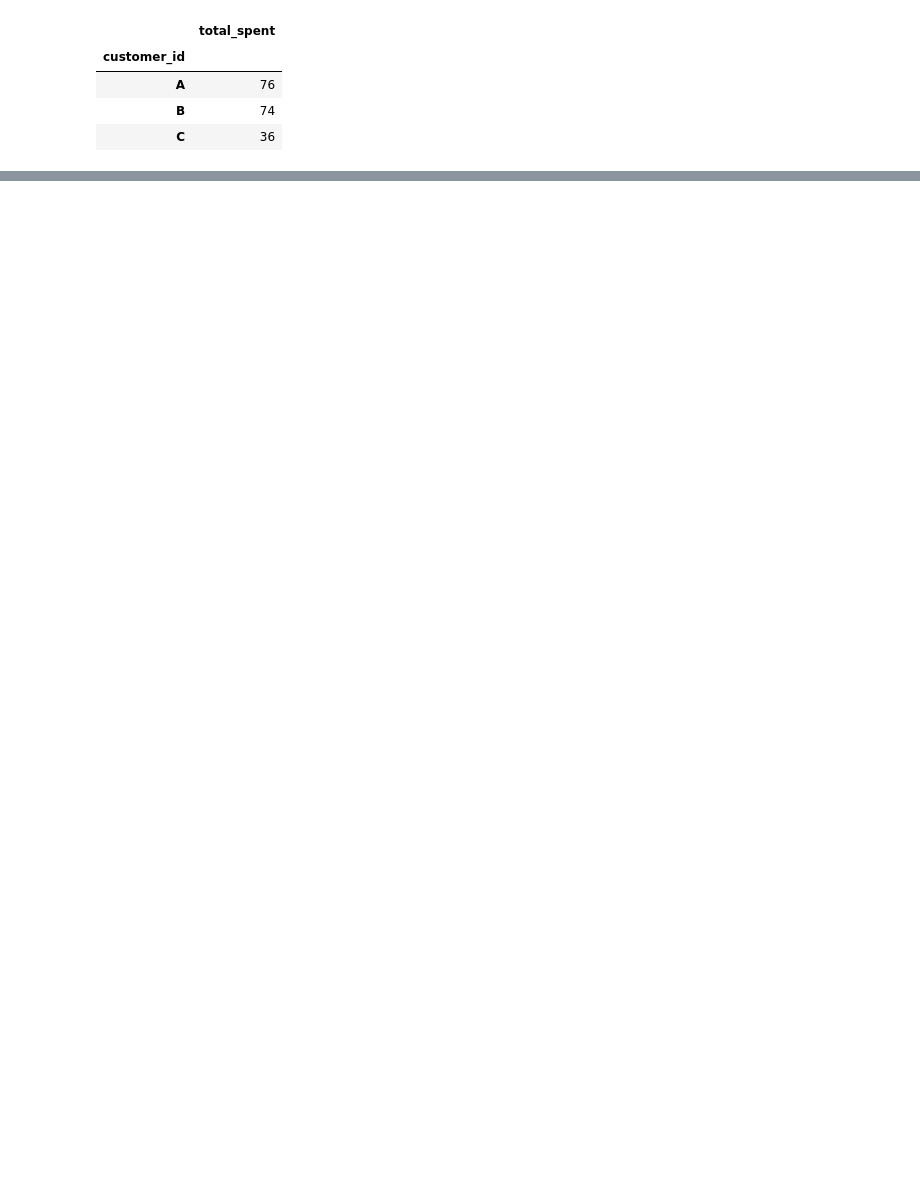
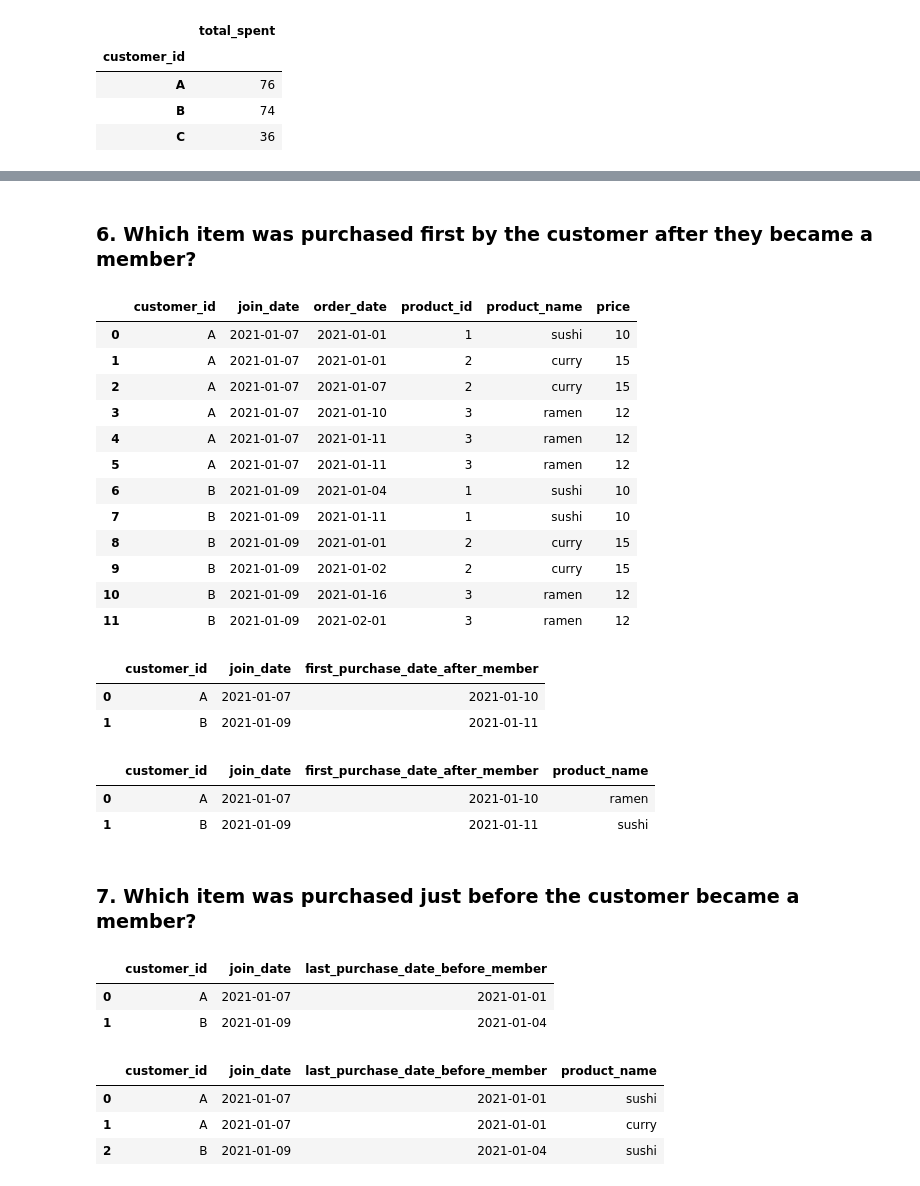
Before and after one commit to GeeSama/8weekSQLchallenge, a Jupyter notebook: dannys_diner.ipynb, the cells around one changed output, grey strips where cells are left out. Drawn from its saved outputs; the diff is of its cells as text; code cells hidden in the pictures; blank space fills up the shorter version.

```diff
--- a/dannys_diner.ipynb
+++ b/dannys_diner.ipynb
@@ -62,0 +159,65 @@ sales_df.merge(menu_df).drop('product_id',axis=1).groupby(['customer_id']).sum()
+# %% [markdown]
+### 6. Which item was purchased first by the customer after they became a member?
+# %%
+#Python
+
+#perfrom inner join on member_df with merge df and store into new 'join_df'
+join_df = member_df.merge(merge_df)
+join_df
+# %% [output]
+|  | customer_id | join_date | order_date | product_id | product_name | price |
+| 0 | A | 2021-01-07 | 2021-01-01 | 1 | sushi | 10 |
+| 1 | A | 2021-01-07 | 2021-01-01 | 2 | curry | 15 |
+| 2 | A | 2021-01-07 | 2021-01-07 | 2 | curry | 15 |
+| 3 | A | 2021-01-07 | 2021-01-10 | 3 | ramen | 12 |
+| 4 | A | 2021-01-07 | 2021-01-11 | 3 | ramen | 12 |
+| 5 | A | 2021-01-07 | 2021-01-11 | 3 | ramen | 12 |
+| 6 | B | 2021-01-09 | 2021-01-04 | 1 | sushi | 10 |
+| 7 | B | 2021-01-09 | 2021-01-11 | 1 | sushi | 10 |
+| 8 | B | 2021-01-09 | 2021-01-01 | 2 | curry | 15 |
+| 9 | B | 2021-01-09 | 2021-01-02 | 2 | curry | 15 |
+| 10 | B | 2021-01-09 | 2021-01-16 | 3 | ramen | 12 |
+| 11 | B | 2021-01-09 | 2021-02-01 | 3 | ramen | 12 |
+# %%
+#create a after_mbr dataframe by filtering where order_date is greater than join_date and taking the lowest date
+after_mbr_df = join_df[join_df['order_date'] > join_df['join_date']].groupby(['customer_id','join_date'])['order_date']\
+    .agg(['min']).rename(columns={'min':'first_purchase_date_after_member'}).reset_index()
+after_mbr_df
+# %% [output]
+|  | customer_id | join_date | first_purchase_date_after_member |
+| 0 | A | 2021-01-07 | 2021-01-10 |
+| 1 | B | 2021-01-09 | 2021-01-11 |
+# %%
+#perform a left join to obtain product_name of the first purchased item after becoming a member
+after_mbr_df.merge\
+    (join_df,how='left', left_on=['customer_id','first_purchase_date_after_member', 'join_date'],
+     right_on=['customer_id','order_date','join_date'])\
+    [['customer_id','join_date','first_purchase_date_after_member','product_name']]
+# %% [output]
+|  | customer_id | join_date | first_purchase_date_after_member | product_name |
+| 0 | A | 2021-01-07 | 2021-01-10 | ramen |
+| 1 | B | 2021-01-09 | 2021-01-11 | sushi |
+# %% [markdown]
+### 7. Which item was purchased just before the customer became a member?
+# %%
+#Python
+
+#create a before_mbr dataframe by filtering where order_date is less than join_date and taking the highest date
+before_mbr_df = join_df[join_df['order_date'] < join_df['join_date']].groupby(['customer_id','join_date'])['order_date']\
+    .agg(['max']).rename(columns={'max':'last_purchase_date_before_member'}).reset_index()
+before_mbr_df
+# %% [output]
+|  | customer_id | join_date | last_purchase_date_before_member |
+| 0 | A | 2021-01-07 | 2021-01-01 |
+| 1 | B | 2021-01-09 | 2021-01-04 |
+# %%
+#perform a left join to obtain product_name of the last purchased item before becoming a member
+before_mbr_df.merge\
+    (join_df,how='left', left_on=['customer_id','last_purchase_date_before_member', 'join_date'],
+     right_on=['customer_id','order_date','join_date'])\
+    [['customer_id','join_date','last_purchase_date_before_member','product_name']]
+# %% [output]
+|  | customer_id | join_date | last_purchase_date_before_member | product_name |
+| 0 | A | 2021-01-07 | 2021-01-01 | sushi |
+| 1 | A | 2021-01-07 | 2021-01-01 | curry |
+| 2 | B | 2021-01-09 | 2021-01-04 | sushi |
```
Also changed, not shown: parts of 26 cells of this notebook.
